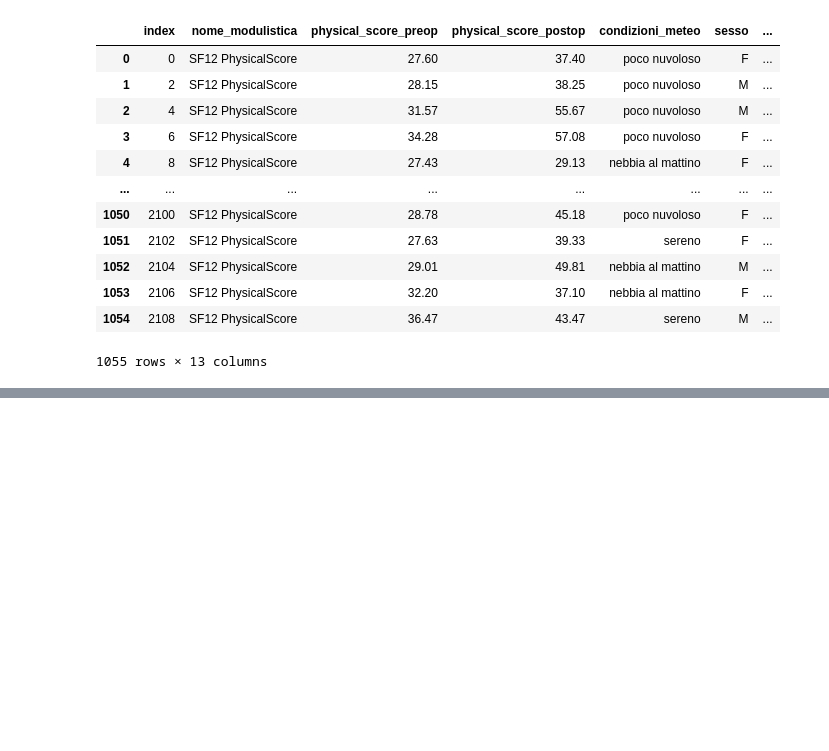
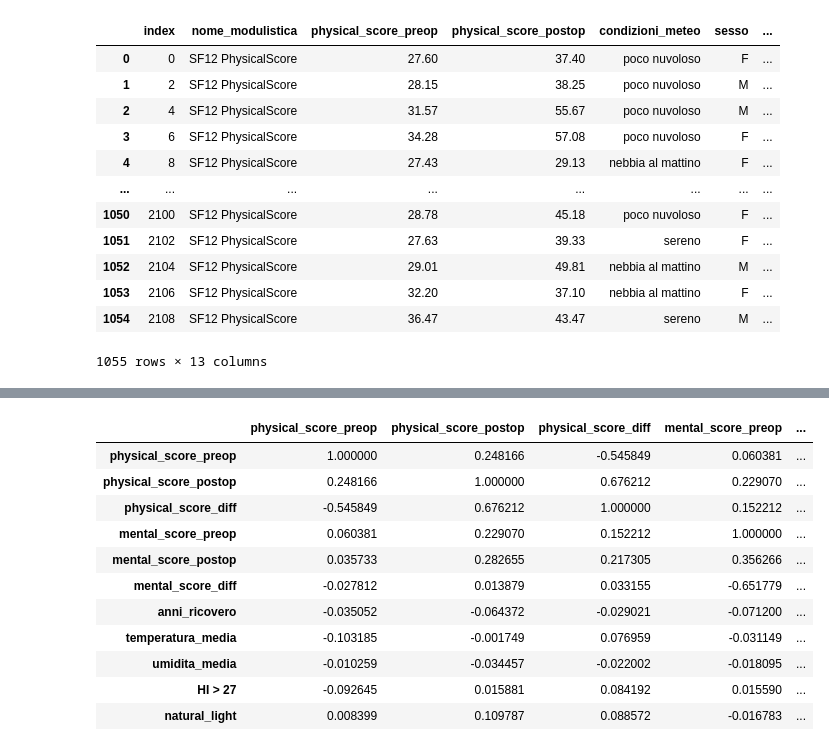
Before and after one commit to giocoal/surgery-PROMs-score-and-weather-conditions-data-visualizations, a Jupyter notebook: Compitino.ipynb, the cells around one changed output, grey strips where cells are left out. Drawn from its saved outputs; the diff is of its cells as text; code cells hidden in the pictures; blank space fills up the shorter version.

```diff
--- a/Compitino.ipynb
+++ b/Compitino.ipynb
@@ -105,0 +106,27 @@ df1.to_csv('df_con_diff')
+# %%
+# load the R package ISLR
+infert = com.importr("ISLR")
+
+# load the Auto dataset
+auto_df = com.load_data('Auto')
+
+# calculate the correlation matrix
+corr = auto_df.corr()
+
+# plot the heatmap
+sns.heatmap(corr,
+        xticklabels=corr.columns,
+        yticklabels=corr.columns)
+# %% [output]
+|  | physical_score_preop | physical_score_postop | physical_score_diff | mental_score_preop | ... |
+| physical_score_preop | 1.000000 | 0.248166 | -0.545849 | 0.060381 | ... |
+| physical_score_postop | 0.248166 | 1.000000 | 0.676212 | 0.229070 | ... |
+| physical_score_diff | -0.545849 | 0.676212 | 1.000000 | 0.152212 | ... |
+| mental_score_preop | 0.060381 | 0.229070 | 0.152212 | 1.000000 | ... |
+| mental_score_postop | 0.035733 | 0.282655 | 0.217305 | 0.356266 | ... |
+| mental_score_diff | -0.027812 | 0.013879 | 0.033155 | -0.651779 | ... |
+| anni_ricovero | -0.035052 | -0.064372 | -0.029021 | -0.071200 | ... |
+| temperatura_media | -0.103185 | -0.001749 | 0.076959 | -0.031149 | ... |
+| umidita_media | -0.010259 | -0.034457 | -0.022002 | -0.018095 | ... |
+| HI > 27 | -0.092645 | 0.015881 | 0.084192 | 0.015590 | ... |
+| natural_light | 0.008399 | 0.109787 | 0.088572 | -0.016783 | ... |
```
Also changed, not shown: parts of 4 cells of this notebook.
